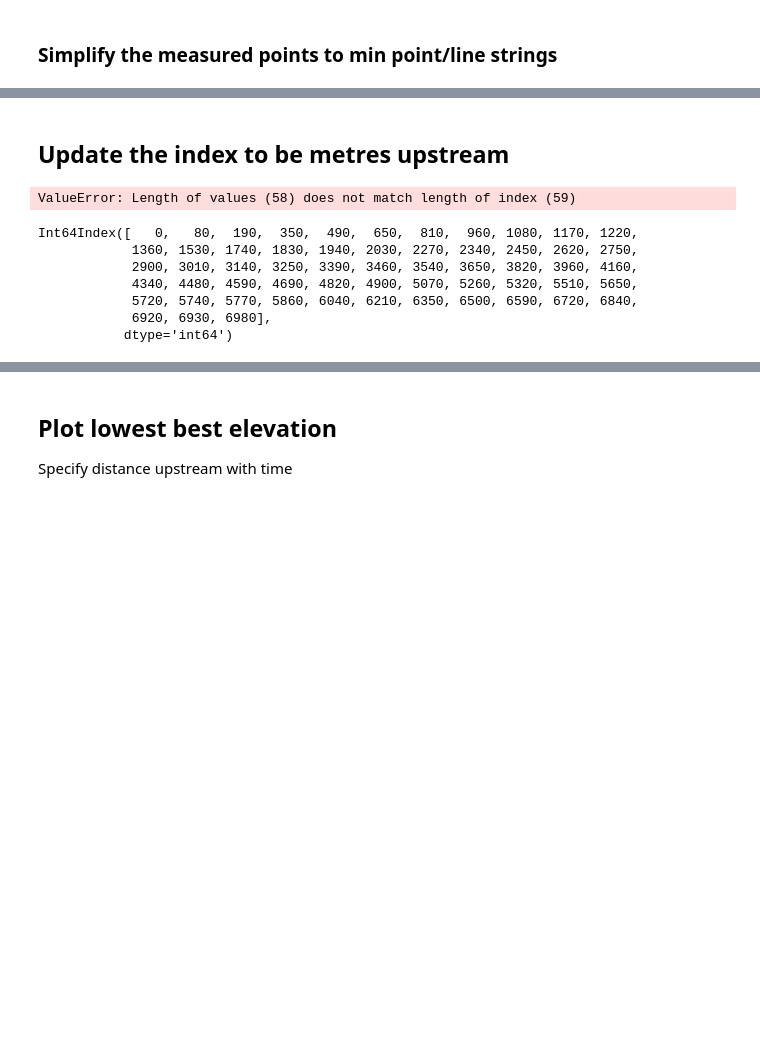
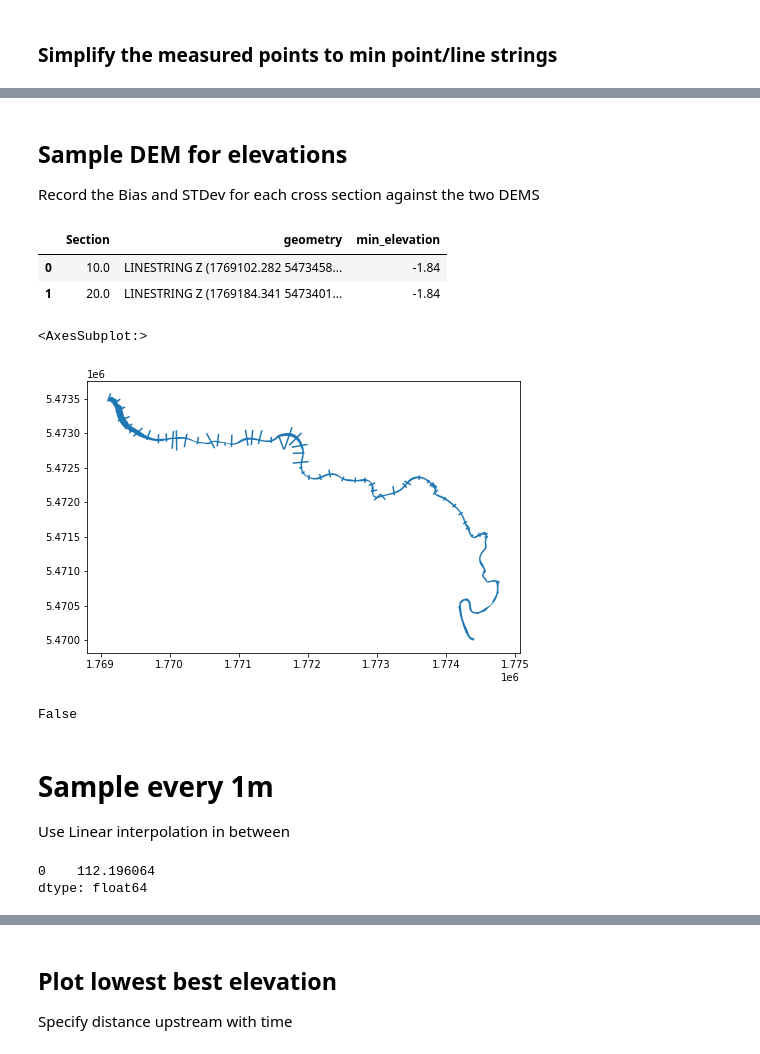
Before and after one commit to rosepearson/Hydrologic-DEMs-scripts, a Jupyter notebook: jupyter_notebooks/river_bathymetry/waikanae_paper_plots.ipynb, the cells around one changed output, grey strips where cells are left out. Saved outputs shown, nothing was run; the diff lists cells and outputs as text; code cells hidden in the pictures; blank space fills up the shorter version.

```diff
--- a/jupyter_notebooks/river_bathymetry/waikanae_paper_plots.ipynb
+++ b/jupyter_notebooks/river_bathymetry/waikanae_paper_plots.ipynb
@@ -20,7 +24,8 @@ display(HTML("<style>.container { width:100% !important; }</style>"))
   * Take the nearest GeoFabrics cross section to each measured cross section
   * Plot area's on the same plot
 # %%
-sampling_resolution = 10
+resolution = 10
+horizontal_crs = 2193
 # %% [markdown]
 ### Load in GeoFabrics Bathymetry estimates
 # %%
@@ -37,3 +35,6 @@ neal_bed_elevation_name = 'bed_elevation_Neal_et_al'
+# %%
+river_centreline = geopandas.read_file(cache_path / "aligned_channel_100000000.geojson")
+river_polygon = geopandas.read_file(cache_path / "river_polygon.geojson")
 # %% [markdown]
 ## Load in Measured cross sections
 See raw cell below for converting to NZVD2016. This has already been done so load in the converted one directly
@@ -77,7 +81,7 @@ for section in measured_sections['Section'].unique():
     measured_centres['geometry'].append(measured_centre['geometry'])
 
     measured_lines['Section'].append(section)
-    measured_lines['geometry'].append(shapely.geometry.LineString( [[measure_point.x, measure_point.y] for measure_point in measured_section.geometry.values] ))
+    measured_lines['geometry'].append(shapely.geometry.LineString( [[measure_point.x, measure_point.y, measure_point.z] for measure_point in measured_section.geometry.values] ))
     measured_lines['min_elevation'].append(measured_section['Level'].min())
-measured_centres = geopandas.GeoDataFrame(measured_centres, crs=main_channel.crs)
-measured_lines = geopandas.GeoDataFrame(measured_lines, crs=main_channel.crs)
+measured_centres = geopandas.GeoDataFrame(measured_centres, crs=horizontal_crs)
+measured_lines = geopandas.GeoDataFrame(measured_lines, crs=horizontal_crs)
@@ -161,20 +88,29 @@ len(section_lines)
-# %% [markdown]
-## Update the index to be metres upstream
-# %%
-index_metres_upstream = nearest_depths.index * 10
-#nearest_depths.insert(loc=0, column='Distance_Upstream', value=index_metres_upstream)
-nearest_depths.set_index(['Distance_Upstream'])
-section_lines.insert(loc=0, column='Distance_Upstream', value=index_metres_upstream)
-section_lines.set_index(['Distance_Upstream'])
-# %% [output]
-ValueError: Length of values (58) does not match length of index (59)
-# %%
-nearest_depths.index * 10
-# %% [output]
-Int64Index([   0,   80,  190,  350,  490,  650,  810,  960, 1080, 1170, 1220,
-            1360, 1530, 1740, 1830, 1940, 2030, 2270, 2340, 2450, 2620, 2750,
-            2900, 3010, 3140, 3250, 3390, 3460, 3540, 3650, 3820, 3960, 4160,
-            4340, 4480, 4590, 4690, 4820, 4900, 5070, 5260, 5320, 5510, 5650,
-            5720, 5740, 5770, 5860, 6040, 6210, 6350, 6500, 6590, 6720, 6840,
-            6920, 6930, 6980],
-           dtype='int64')
+# %% [markdown]
+## Sample DEM for elevations
+Record the Bias and STDev for each cross section against the two DEMS
+# %%
+measured_lines.head(2)
+# %% [output]
+|  | Section | geometry | min_elevation |
+| 0 | 10.0 | LINESTRING Z (1769102.282 5473458... | -1.84 |
+| 1 | 20.0 | LINESTRING Z (1769184.341 5473401... | -1.84 |
+# %%
+import matplotlib.pyplot
+fig, ax = matplotlib.pyplot.subplots(ncols=1, nrows=1, figsize=(20, 5))
+river_polygon.plot(ax=ax)
+measured_lines.plot(ax=ax)
+# %% [output]
+<AxesSubplot:>
+[figure, added]
+# %%
+river_polygon.iloc[0].geometry.contains(row.geometry)
+# %% [output]
+False
+# %% [markdown]
+# Sample every 1m
+Use Linear interpolation in between
+# %%
+river_centreline.project(measured_centres.iloc[1].geometry)
+# %% [output]
+0    112.196064
+dtype: float64
```
Also changed, not shown: parts of 50 cells of this notebook, 1 other file.
